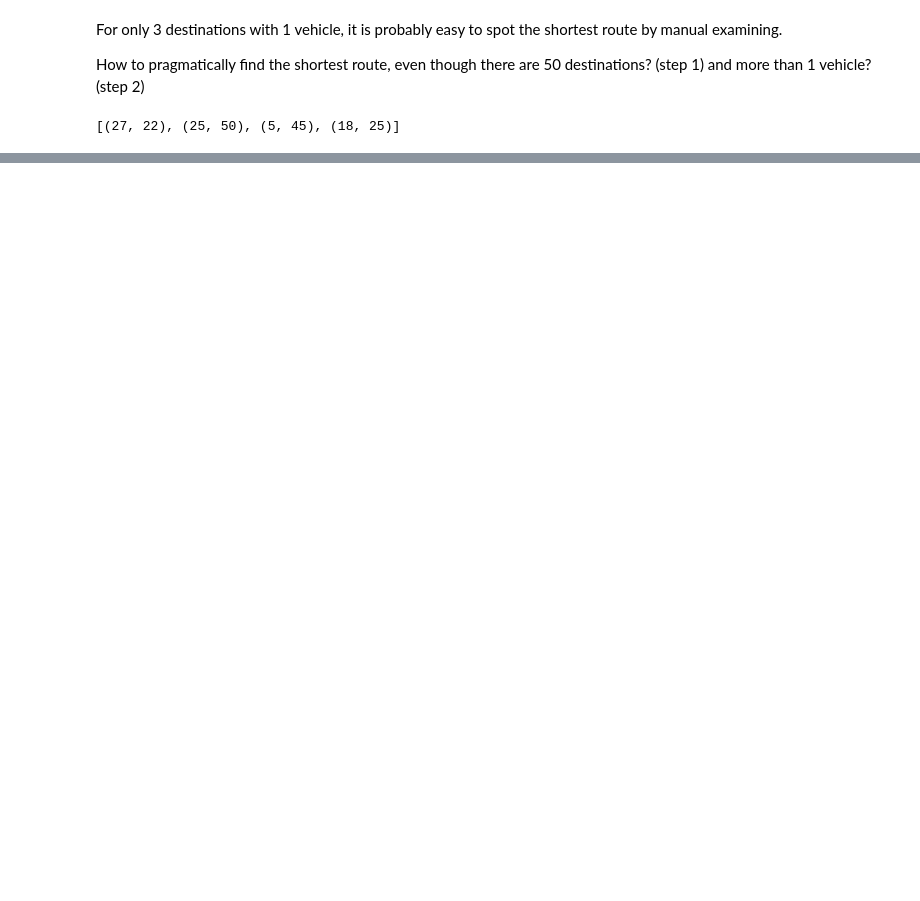
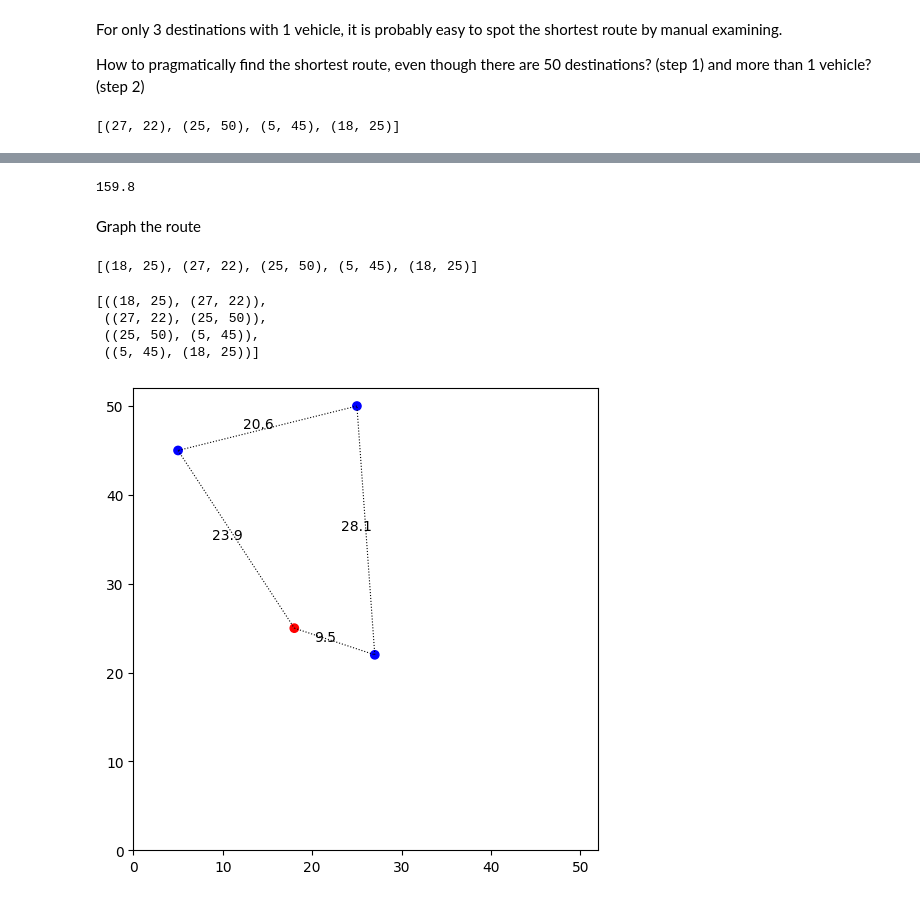
Before and after one commit to kellychin79/analysis_4, a Jupyter notebook: routing_with_xy_coordinates.ipynb, the cells around one changed output, grey strips where cells are left out. Cells and saved outputs as stored; diff of their text form; code cells hidden in the pictures; blank space fills up the shorter version.

```diff
--- a/routing_with_xy_coordinates.ipynb
+++ b/routing_with_xy_coordinates.ipynb
@@ -224,0 +225,56 @@ total_dist
+# %%
+def find_best_route(points):
+    starting = points[-1]
+    destinations = points[:-1]
+
+    i = len(destinations)
+    total_dist = 0
+    route = [starting]
+    origin = starting
+
+    while len(destinations) > 0 or i < 0:
+        selected_dest, shortest_path = find_next_dest(origin, destinations)
+        total_dist += shortest_path
+        # add to the final route list
+        route.append(selected_dest)
+        # remove this round's destination from the unused destination list
+        destinations.remove(selected_dest)
+        # this round's destination becomes next round's original point
+        origin = selected_dest
+        i -= 1
+
+    # lastly, the last destination needs to go back to the very starting point
+    route.append(starting)
+    total_dist += cal_dist(selected_dest, starting)
+
+    return route, total_dist
+# %%
+route, total_dist = find_best_route(points)
+# %%
+total_dist
+# %% [output]
+159.8
+# %% [markdown]
+Graph the route
+# %%
+route
+# %% [output]
+[(18, 25), (27, 22), (25, 50), (5, 45), (18, 25)]
+# %%
+def route_to_path(route):
+    return [(route[i], route[i+1]) for i in range(0, len(route)-1)]
+# %%
+route_3_dest = route_to_path(route)
+route_3_dest
+# %% [output]
+[((18, 25), (27, 22)),
+ ((27, 22), (25, 50)),
+ ((25, 50), (5, 45)),
+ ((5, 45), (18, 25))]
+# %%
+make_graph(route_3_dest, point_x_coord = x, point_y_coord = y,
+           x_max = max_range, x_min = 0,
+           y_max = max_range, y_min = 0,
+           num_dest = num_dest)
+# %% [output]
+[figure, added]
```
Also changed, not shown: parts of 28 cells of this notebook, 2 other files.
